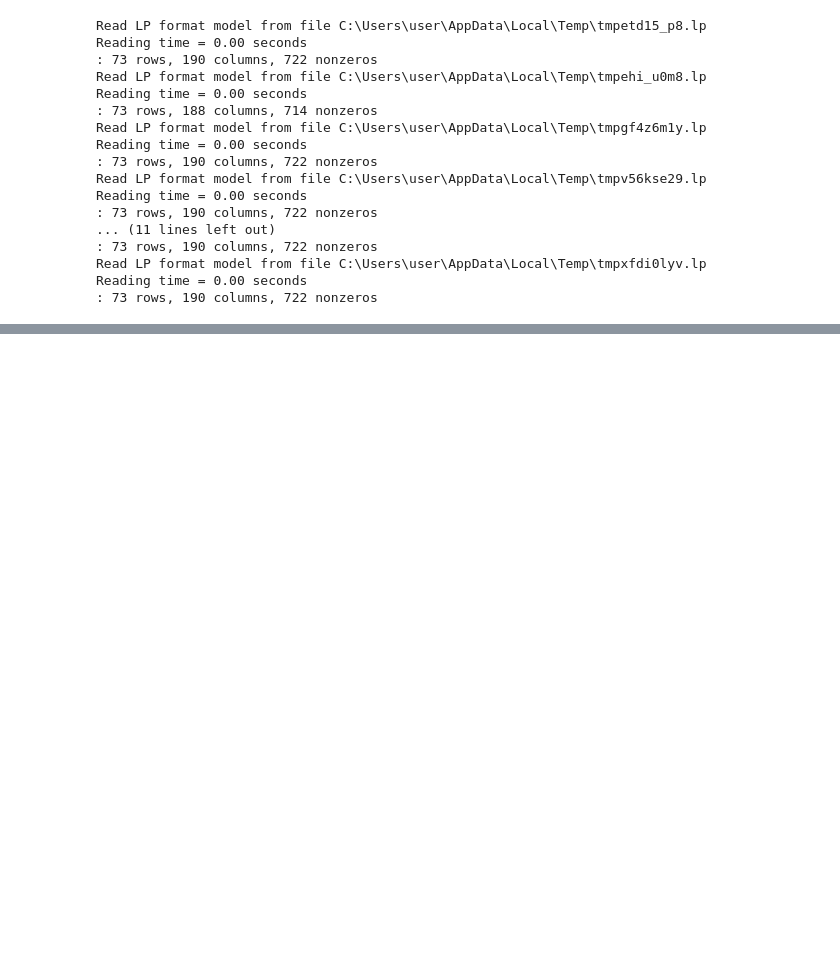
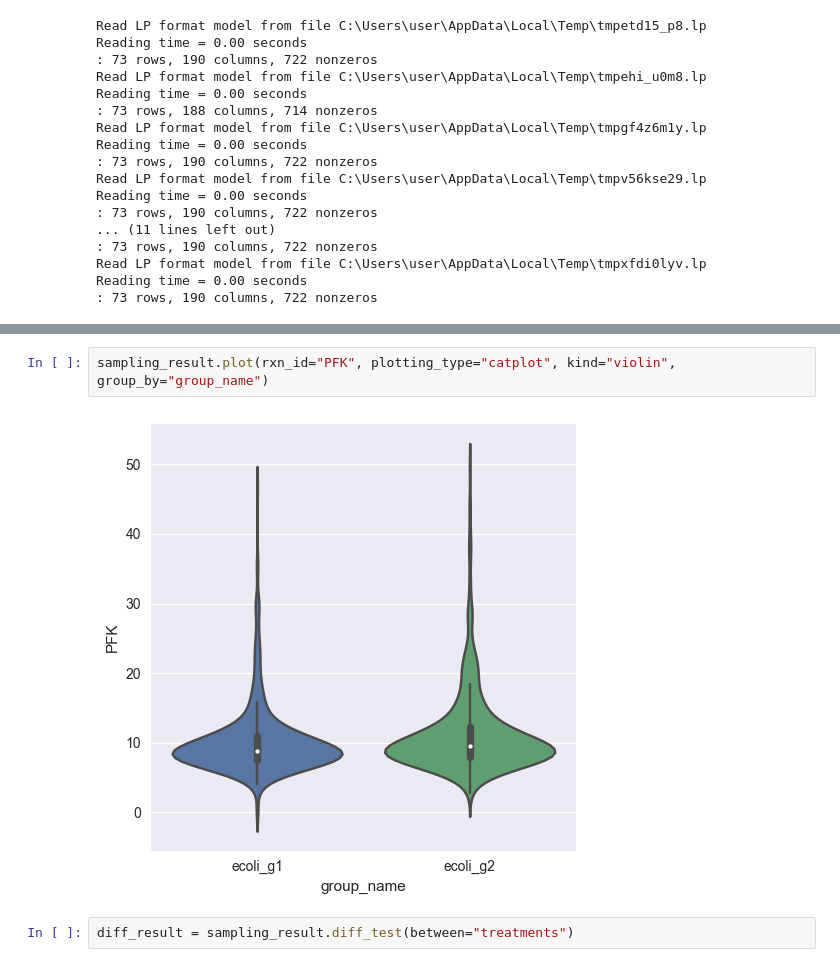
Before and after one commit to qwerty239qwe/pipeGEM, a Jupyter notebook: docs/source/tutorial/5_flux_simulation.ipynb, the cells around one changed output, grey strips where cells are left out. Drawn from its saved outputs; the diff is of its cells as text; blank space fills up the shorter version.

```diff
--- a/docs/source/tutorial/5_flux_simulation.ipynb
+++ b/docs/source/tutorial/5_flux_simulation.ipynb
@@ -191,0 +213,6 @@ Reading time = 0.00 seconds
+# %%
+sampling_result.plot(rxn_id="PFK", plotting_type="catplot", kind="violin", group_by="group_name")
+# %% [output]
+[figure, added]
+# %%
+diff_result = sampling_result.diff_test(between="treatments")
```
Also changed, not shown: parts of 9 cells of this notebook, 3 other files.
